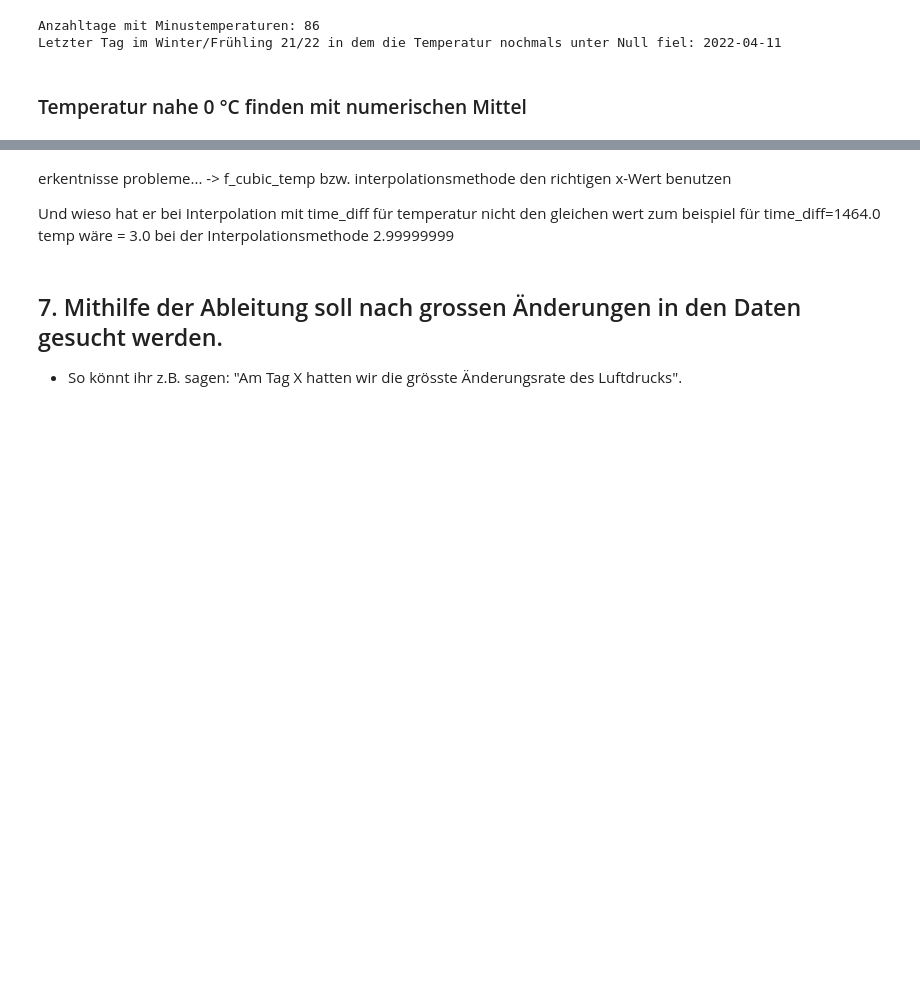
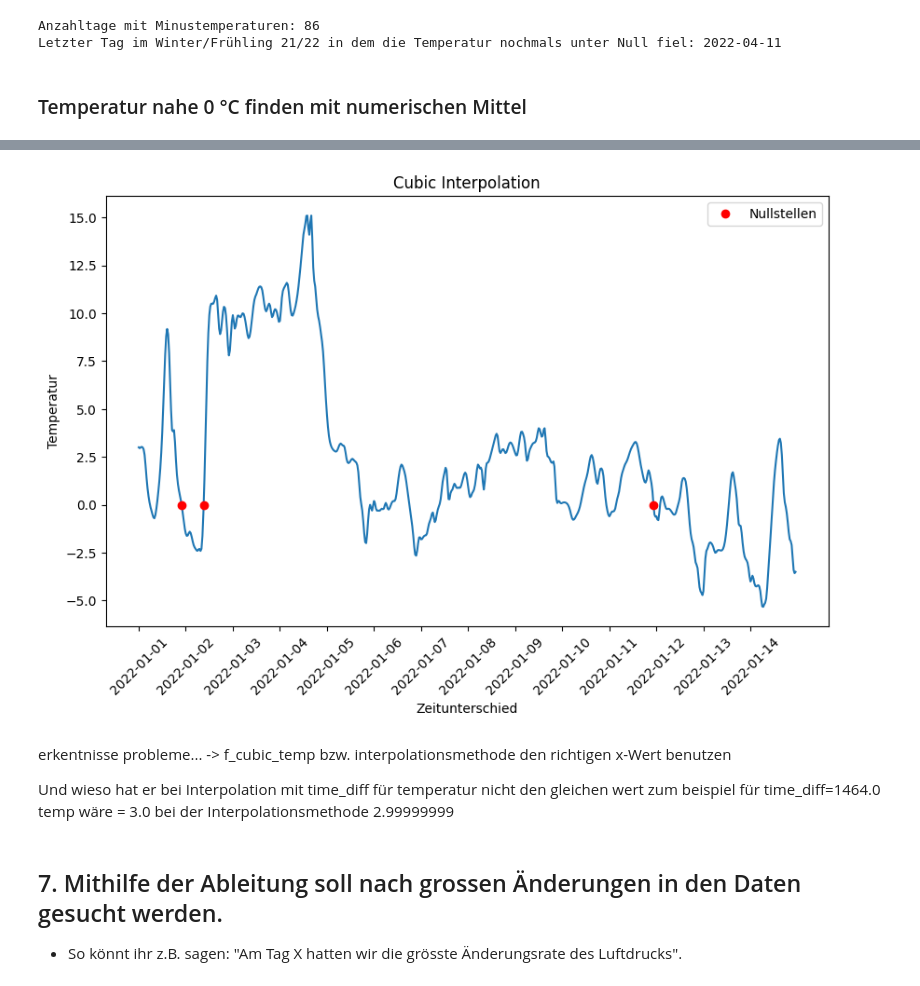
Before and after one commit to Kevin-J-Klein/NGDS-Gruppe-G, a Jupyter notebook: WetterstationGruppeG-Kevin.ipynb, the cells around one changed output, grey strips where cells are left out. Saved outputs shown, nothing was run; the diff lists cells and outputs as text; code cells hidden in the pictures; blank space fills up the shorter version.

```diff
--- a/WetterstationGruppeG-Kevin.ipynb
+++ b/WetterstationGruppeG-Kevin.ipynb
@@ -367,0 +236,3 @@ f_cubic_temp(392/2)
+# %%
+#wieso nochmals interpoliert?? -> weil....
+f_cubic_temp_time = interp1d(time, temp, kind='cubic')
@@ -368,3 +262,36 @@ f_cubic_temp(392/2)
+# %%
+#Nullstellen ermitteln mit dem Newtonverfahren
+zero1 = optimize.newton(f_cubic_temp_time, np.datetime64('2022-01-01T00:00').astype(float))  #tol maxiter -> wieso nicht verwendet?? wäre es genauer??
+
+#Nullstellen ermitteln mit dem Bisektionsverfahren
+zero4 = optimize.bisect(f_cubic_temp_time, np.datetime64('2022-01-02T00:00').astype(float), np.datetime64('2022-01-03T00:00').astype(float))
+zero5 = optimize.bisect(f_cubic_temp_time, np.datetime64('2022-01-01T12:00').astype(float), np.datetime64('2022-01-02T00:00').astype(float))
+# %%
+#Nullstellen wieder der x-Achse für den plot anpassen
+zero1_datetime = zero1.astype("datetime64[m]")
+zero4_datetime = np.float64(zero4).astype("datetime64[m]") #bisektion verfahren gibt den typ float zurück (und nicht typ np.float64) und dieser lässt sich nicht direkt in dateteim64 umwandeln
+zero5_datetime = np.float64(zero5).astype("datetime64[m]")
+# %%
+#Gefundene Nullstellen ploten
+fig, ax = plt.subplots(figsize=(10, 6))
+ax.plot(time_datetime_inter[january_start_index:january_end_index], temp_inter_cubic[january_start_index:january_end_index])
+
+ax.plot([zero1_datetime, zero4_datetime, zero5_datetime], [0,0,0], "or", label="Nullstellen")
+
+ax.set_xlabel('Zeitunterschied')
+ax.set_ylabel('Temperatur')
+ax.set_title('Cubic Interpolation')
+
+# Einen Tick pro Tag anzeigen
+x_ticks = np.arange(time_datetime_inter[january_start_index], time_datetime_inter[january_end_index], np.timedelta64(24, 'h'))
+ax.set_xticks(x_ticks)
+
+plt.xticks(rotation=45)
+
+ax.legend()
+plt.show()
+# %% [output]
+[figure, added]
 # %% [markdown]
 erkentnisse probleme... -> f_cubic_temp bzw. interpolationsmethode den richtigen x-Wert benutzen
 
```
Also changed, not shown: parts of 19 cells of this notebook, 1 other file.
